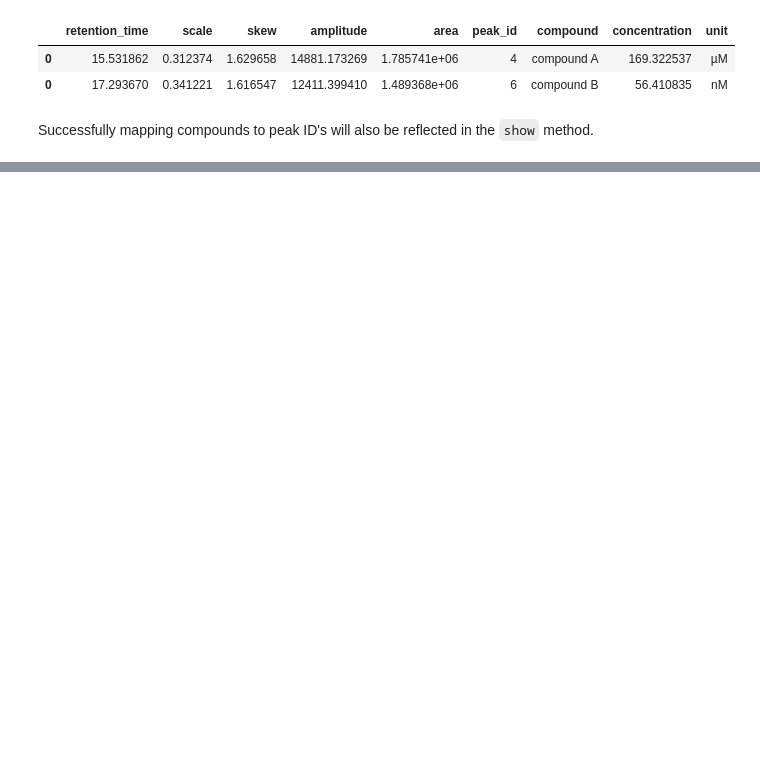
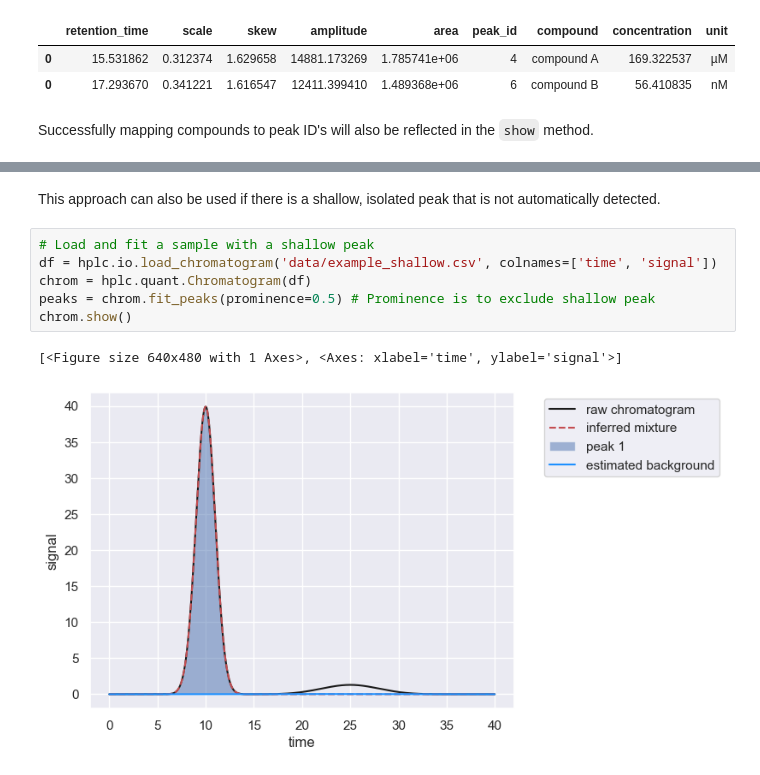
Before and after one commit to cremerlab/hplc-py, a Jupyter notebook: docs/source/getting_started/quickstart.ipynb, the cells around one changed output, grey strips where cells are left out. Cells and saved outputs as stored; diff of their text form; blank space fills up the shorter version.

```diff
--- a/docs/source/getting_started/quickstart.ipynb
+++ b/docs/source/getting_started/quickstart.ipynb
@@ -330,0 +147,12 @@ def load_chromatogram(fname, colnames=[], )
+# %% [markdown]
+This approach can also be used if there is a shallow, isolated peak that is not
+automatically detected.
+# %%
+# Load and fit a sample with a shallow peak
+df = hplc.io.load_chromatogram('data/example_shallow.csv', colnames=['time', 'signal'])
+chrom = hplc.quant.Chromatogram(df)
+peaks = chrom.fit_peaks(prominence=0.5) # Prominence is to exclude shallow peak
+chrom.show()
+# %% [output]
+[<Figure size 640x480 with 1 Axes>, <Axes: xlabel='time', ylabel='signal'>]
+[figure, added]
```
Also changed, not shown: parts of 32 cells of this notebook, 4 other files.
